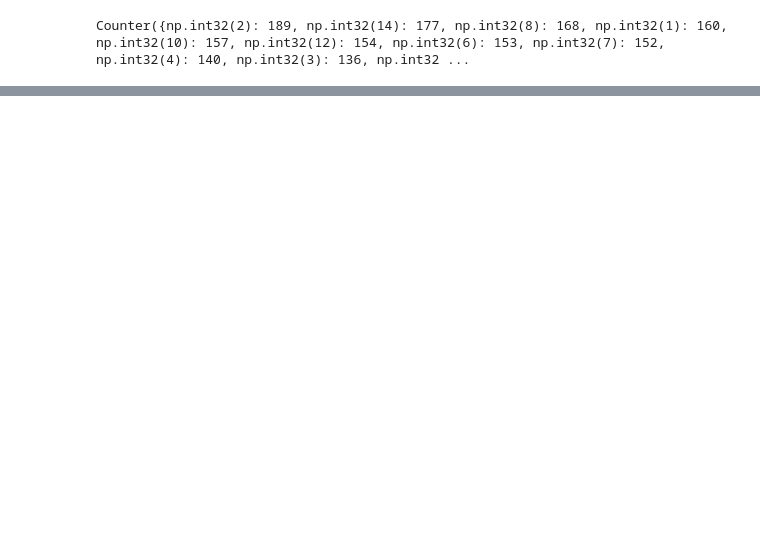
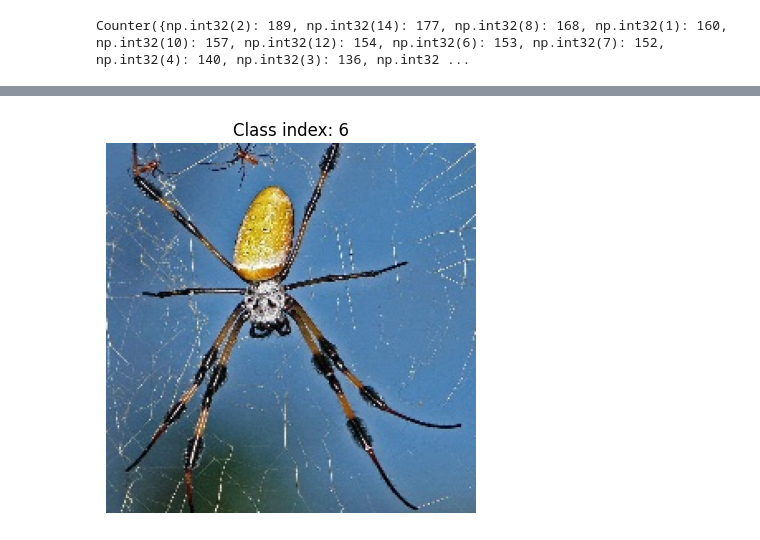
Before and after one commit to Barderus/tarantula-species-image-classifier, a Jupyter notebook: notebooks/01_training.ipynb, the cells around one changed output, grey strips where cells are left out. Drawn from its saved outputs; the diff is of its cells as text; code cells hidden in the pictures; blank space fills up the shorter version.

```diff
--- a/notebooks/01_training.ipynb
+++ b/notebooks/01_training.ipynb
@@ -216,0 +266,10 @@ Counter({np.int32(2): 189, np.int32(14): 177, np.int32(8): 168, np.int32(1): 160
+# %%
+x_batch, y_batch = next(train_generator)
+
+import matplotlib.pyplot as plt
+plt.imshow(x_batch[0])  # Check image appearance
+plt.title(f"Class index: {np.argmax(y_batch[0])}")
+plt.axis("off")
+plt.show()
+# %% [output]
+[figure, added]
```
Also changed, not shown: parts of 20 cells of this notebook.
